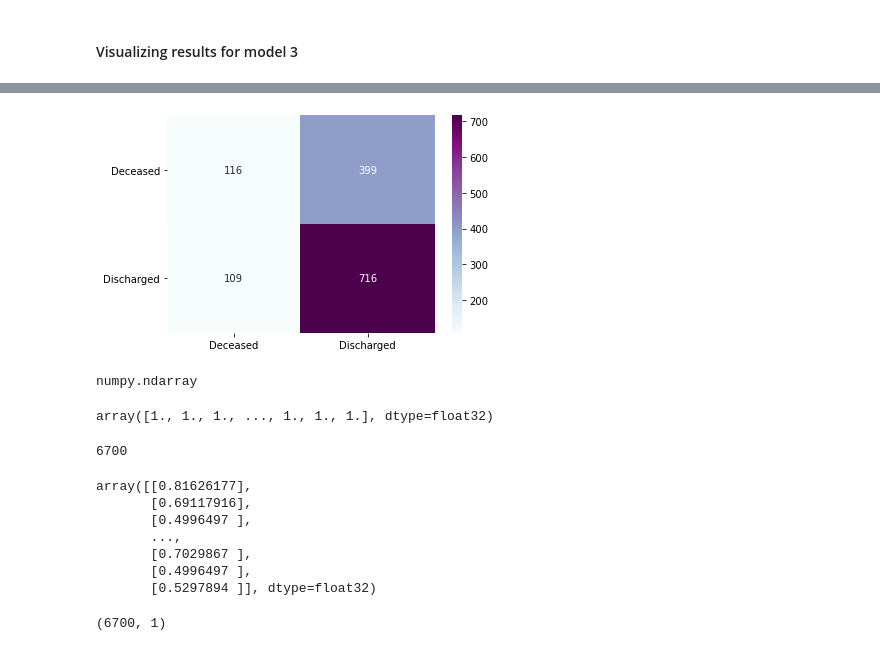
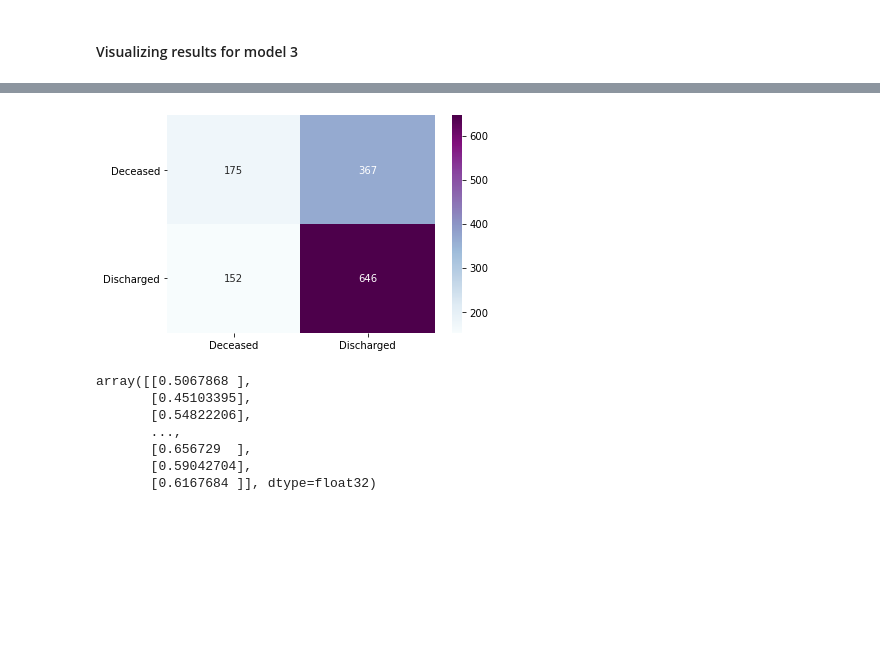
Before and after one commit to AMcqueen1980/COVID19_MortalityPred, a Jupyter notebook: COVID19_xray_imganalysis.ipynb, the cells around one changed output, grey strips where cells are left out. Cells and saved outputs as stored; diff of their text form; code cells hidden in the pictures; blank space fills up the shorter version.

```diff
--- a/COVID19_xray_imganalysis.ipynb
+++ b/COVID19_xray_imganalysis.ipynb
@@ -27,7 +38,7 @@ data_dir = 'Classes'
 #create test generator for final model evaluation(20% of entire dataset)
 data_generator = ImageDataGenerator(1./255).flow_from_directory(
        data_dir,
-       target_size=(128, 128), batch_size=6700, color_mode='grayscale', class_mode='binary')
+       target_size=(128, 128), batch_size=6700, color_mode='grayscale', class_mode='binary', shuffle=False)
 
 # #create train generator for model training and validation(80% of dataset). Will create validation split with TTS from train set
 # train_generator = ImageDataGenerator(1./255).flow_from_directory(
@@ -417,25 +428,31 @@ plot_matrix(y_val, val_pred3);
 # %%
 #fit against entire train set and validate with test set, then generate predictions
-np.random.seed(424)
-model = models.Sequential()
-model.add(layers.Conv2D(32, (3,3), activation='relu',
-                        input_shape=(128, 128, 1)))
-model.add(layers.MaxPooling2D((2, 2)))
+np.random.seed(42)
+model3 = models.Sequential()
+model3.add(layers.Conv2D(128, (3, 3), activation='relu', input_shape=(128, 128, 1)))
+model3.add(layers.MaxPooling2D((2, 2)))
+model3.add(layers.Conv2D(96, (3, 3), activation='relu'))
+model3.add(layers.MaxPooling2D((2, 2)))
+model3.add(layers.Conv2D(64, (3, 3), activation='relu'))
+model3.add(layers.MaxPooling2D((2, 2)))
+model3.add(layers.Conv2D(64, (3, 3), activation='relu'))
+model3.add(layers.MaxPooling2D((2, 2)))
 
-model.add(layers.Flatten())
-model.add(layers.Dense(64, activation='relu'))
-model.add(layers.Dense(1, activation='sigmoid'))
+
+model3.add(layers.Flatten())
+model3.add(layers.Dense(64, activation='relu', kernel_regularizer=regularizers.l2(0.01)))
+model3.add(layers.Dense(1, activation='sigmoid'))
 # %%
-early_stopping = [EarlyStopping(monitor='val_loss', patience=10)]
 optimizer = keras.optimizers.SGD(lr=0.0001)
-model.compile(optimizer=optimizer,
+early_stopping2 = [EarlyStopping(monitor='val_loss', patience=10)]
+model3.compile(optimizer=optimizer,
               loss='binary_crossentropy',
               metrics=['acc'])
 
-results_final = model.fit(X_train,
+results_final = model3.fit(X_train,
                     y_train,
-                    callbacks=early_stopping,
-                    epochs=50,
-                    batch_size=128,
+                    callbacks=early_stopping2,
+                    epochs=25,
+                    batch_size=64,
                     validation_data=(X_test, y_test), shuffle=False)
 # %% [output]
@@ -489,34 +491,19 @@ array([[0.41965514],
 # %%
 
-final_pred = (model.predict(X_test) > 0.5).astype(int)
+final_pred = (model3.predict(X_test) > 0.5).astype(int)
 plot_matrix(y_test, final_pred);
 # %% [output]
-[figure, old version]
+[figure, new version]
-# %%
-type(data_images)
-# %% [output]
-numpy.ndarray
-# %%
-data_labels
-# %% [output]
-array([1., 1., 1., ..., 1., 1., 1.], dtype=float32)
-# %%
-len(data_generator.filenames)
-# %% [output]
-6700
 # %%
-data_pred = model.predict(data_images)
+#generate model predictions
+data_pred = model3.predict(data_images)
 data_pred
 # %% [output]
-array([[0.81626177],
-       [0.69117916],
-       [0.4996497 ],
+array([[0.5067868 ],
+       [0.45103395],
+       [0.54822206],
        ...,
-       [0.7029867 ],
-       [0.4996497 ],
-       [0.5297894 ]], dtype=float32)
+       [0.656729  ],
+       [0.59042704],
+       [0.6167684 ]], dtype=float32)
-# %%
-data_pred.shape
-# %% [output]
-(6700, 1)
 # %%
```
Also changed, not shown: parts of 44 cells of this notebook.
